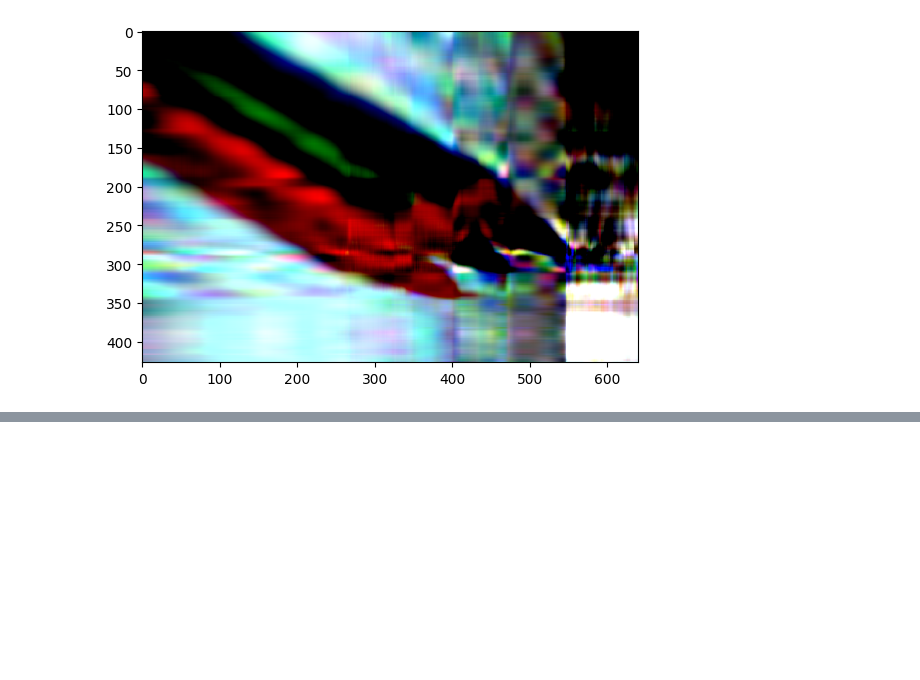
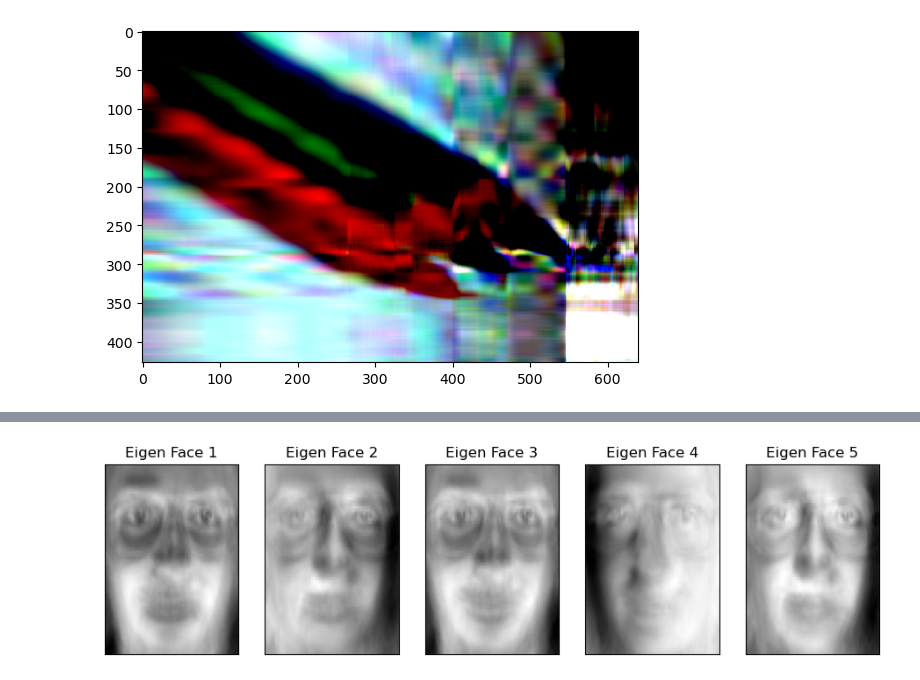
Before and after one commit to AhmedAliAli811/GANS_Assignments, a Jupyter notebook: Ass 1/Ass1-PCA.ipynb, the cells around one changed output, grey strips where cells are left out. Saved outputs shown, nothing was run; the diff lists cells and outputs as text; code cells hidden in the pictures; blank space fills up the shorter version.

```diff
--- a/Ass 1/Ass1-PCA.ipynb
+++ b/Ass 1/Ass1-PCA.ipynb
@@ -168,0 +185,4 @@ Clipping input data to the valid range for imshow with RGB data ([0..1] for floa
+# %%
+compressed_image = pca2.transform(eigenFaces)
+# %%
+recons = pca2.inverse_transform(compressed_image)
@@ -168,0 +211,13 @@ Clipping input data to the valid range for imshow with RGB data ([0..1] for floa
+# %%
+# n_col,n_row=5,1
+plt.figure(figsize=(1.8 * n_col, 2.4 * n_row))
+plt.subplots_adjust(bottom=0, left=.01, right=.99, top=.90, hspace=.35)
+for i in range(n_row * n_col):
+    plt.subplot(n_row, n_col, i + 1)
+    plt.title("Eigen Face %s" % str(i + 1))
+    plt.imshow(recons[i].real.reshape(64, 64), cmap='gray', aspect='auto')
+    plt.xticks(())
+    plt.yticks(())
+plt.show()
+# %% [output]
+[figure, added]
```
Also changed, not shown: parts of 9 cells of this notebook.
